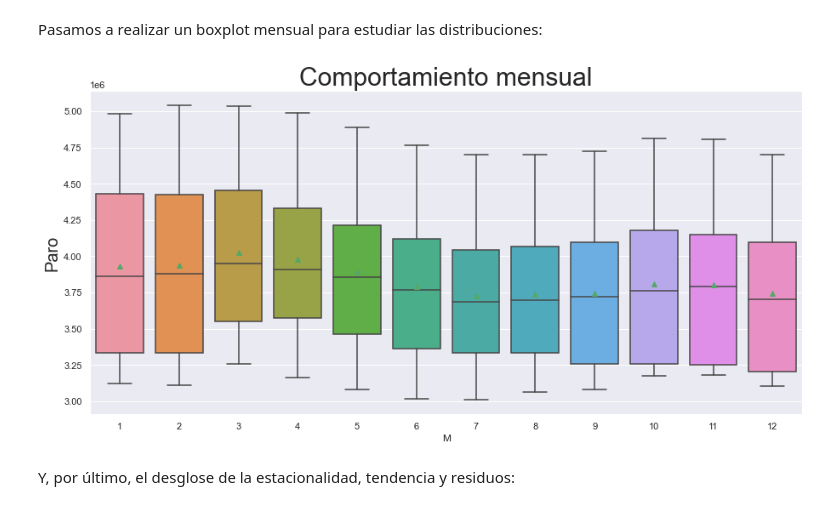
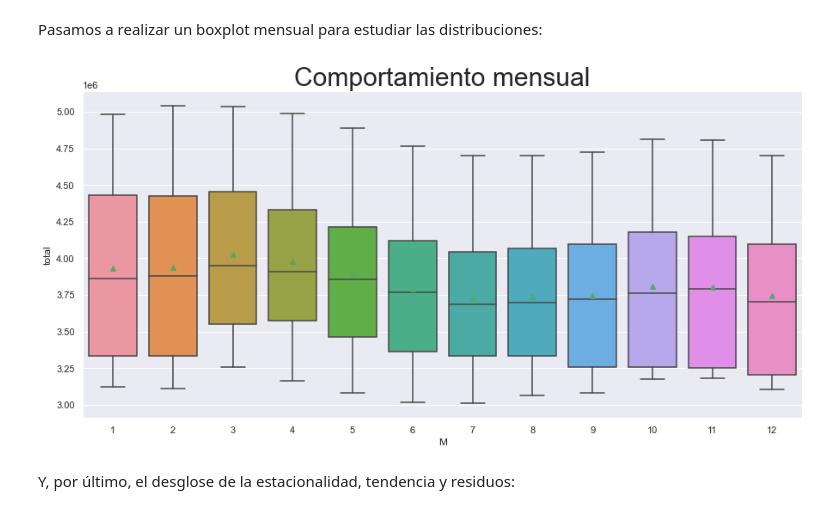
Before and after one commit to algoriv92/TFM, a Jupyter notebook: notebooks/df_paro.ipynb, the cells around one changed output. Saved outputs shown, nothing was run; the diff lists cells and outputs as text; code cells hidden in the pictures.

```diff
--- a/notebooks/df_paro.ipynb
+++ b/notebooks/df_paro.ipynb
@@ -150,11 +154,10 @@ Pasamos a realizar un boxplot mensual para estudiar las distribuciones:
 # %%
 df_paro['M'] = df_paro.index.month
 sns.boxplot(data = df_paro, x = 'M', y='total', showmeans=True)
 ax = plt.gca()
-ax.set_ylabel('Paro', fontsize = 20)
 ax.set_title('Comportamiento mensual', fontsize = 30);
 # %% [output]
-[figure, old version]
+[figure, new version]
 # %% [markdown]
 Y, por último, el desglose de la estacionalidad, tendencia y residuos:
 # %%
```
Also changed, not shown: parts of 2 cells of this notebook, 18 other files.
